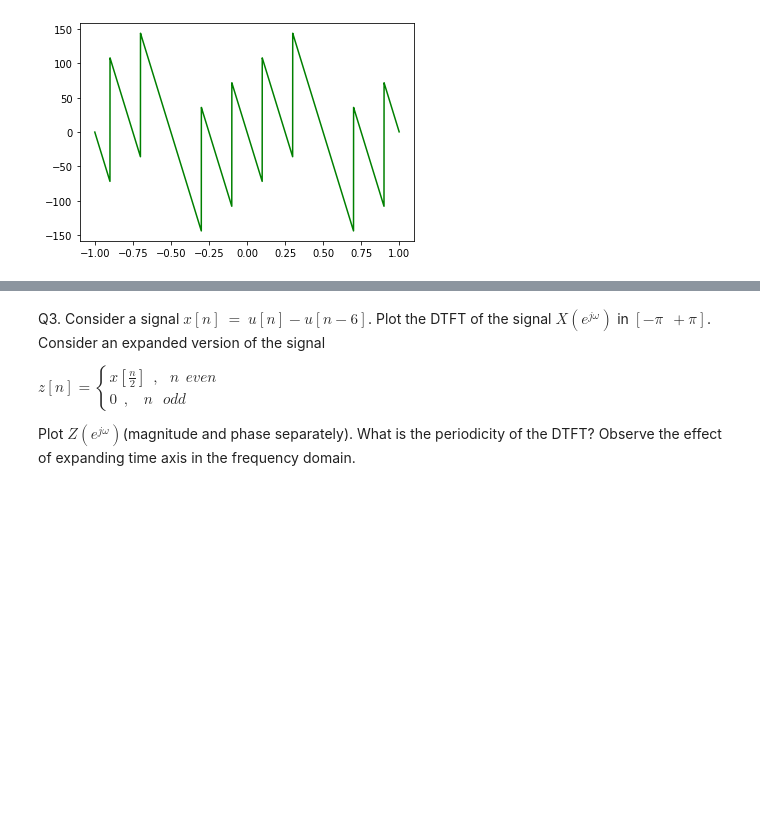
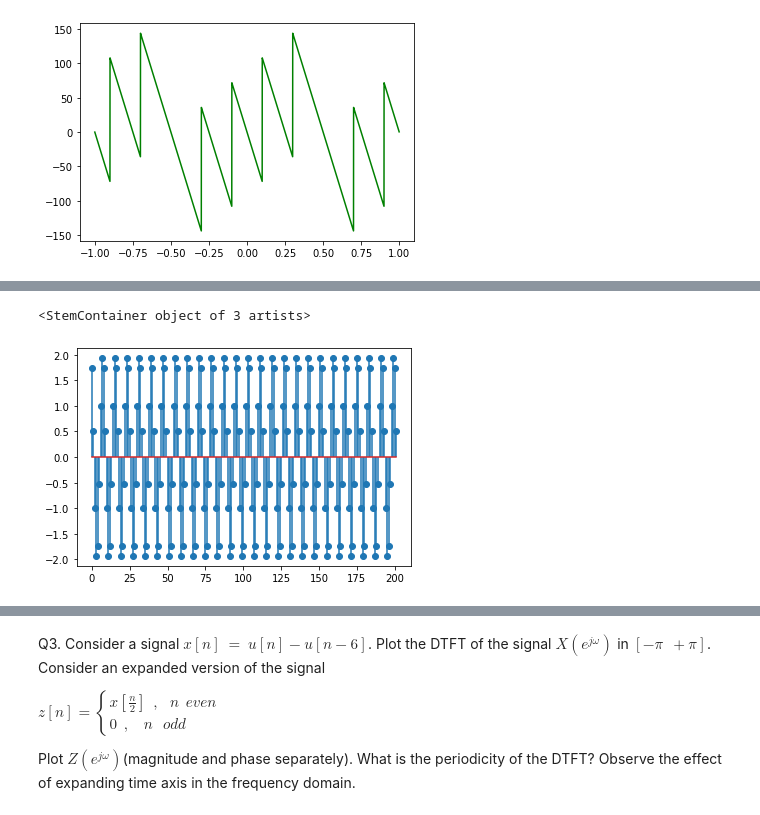
Before and after one commit to the-pinbo/DSP-lab, a Jupyter notebook: Lab2/DTFT.ipynb, the cells around one changed output, grey strips where cells are left out. Drawn from its saved outputs; the diff is of its cells as text; code cells hidden in the pictures; blank space fills up the shorter version.

```diff
--- a/Lab2/DTFT.ipynb
+++ b/Lab2/DTFT.ipynb
@@ -147,0 +188,4 @@ import scipy.signal as sig
+# %%
+n = 201
+x = np.arange(n + 1)
+s =  A * np.cos(omega * x + phi)
@@ -147,0 +209,5 @@ import scipy.signal as sig
+# %%
+plt.stem(x, s)
+# %% [output]
+<StemContainer object of 3 artists>
+[figure, added]
```
Also changed, not shown: parts of 10 cells of this notebook.
